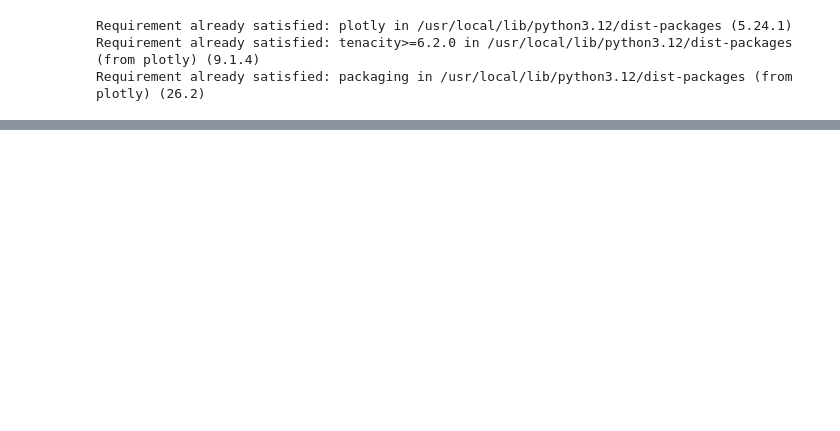
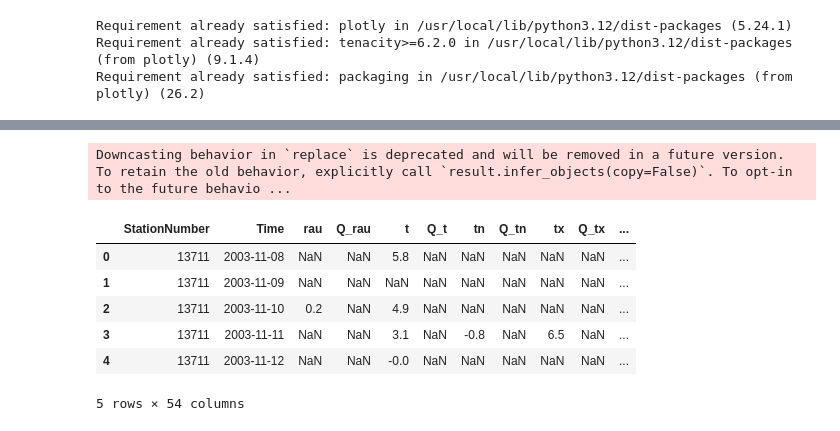
Before and after one commit to hartaimonikavalentina-design/projektmunka-script-nyelvek, a Jupyter notebook: Futtatandó meterológia projektmunka_Hartai Mónika V._PPKE Script nyelvek.ipynb, the cells around one changed output, grey strips where cells are left out. Drawn from its saved outputs; the diff is of its cells as text; code cells hidden in the pictures; blank space fills up the shorter version.

```diff
--- a/Futtatandó meterológia projektmunka_Hartai Mónika V._PPKE Script nyelvek.ipynb
+++ b/Futtatandó meterológia projektmunka_Hartai Mónika V._PPKE Script nyelvek.ipynb
@@ -86 +15,40 @@ df.head()
+# %%
+import pandas as pd
+import numpy as np
+
+df = pd.read_csv(
+    "/content/adatok_meteorologia.csv",
+    sep=";",
+    skiprows=4,
+    header=0,
+    encoding="latin2",
+    dtype=str,
+    on_bad_lines="skip",
+    engine="python",
+    skipinitialspace=True
+)
+
+df.columns = df.columns.str.strip()
+
+df = df.replace(["-999", "-999.0", -999, -999.0], np.nan)
+
+df["Time"] = df["Time"].str.strip()
+df["Time"] = df["Time"].str.replace(r"[^0-9]", "", regex=True)
+df["Time"] = df["Time"].str.slice(0, 8)
+df["Time"] = pd.to_datetime(df["Time"], format="%Y%m%d", errors="coerce")
+
+df["t"] = pd.to_numeric(df["t"], errors="coerce")
+
+df["Év"] = df["Time"].dt.year
+
+df.head()
+# %% [output]
+Downcasting behavior in `replace` is deprecated and will be removed in a future version. To retain the old behavior, explicitly call `result.infer_objects(copy=False)`. To opt-in to the future behavio ...
+|  | StationNumber | Time | rau | Q_rau | t | Q_t | tn | Q_tn | tx | Q_tx | ... |
+| 0 | 13711 | 2003-11-08 | NaN | NaN | 5.8 | NaN | NaN | NaN | NaN | NaN | ... |
+| 1 | 13711 | 2003-11-09 | NaN | NaN | NaN | NaN | NaN | NaN | NaN | NaN | ... |
+| 2 | 13711 | 2003-11-10 | 0.2 | NaN | 4.9 | NaN | NaN | NaN | NaN | NaN | ... |
+| 3 | 13711 | 2003-11-11 | NaN | NaN | 3.1 | NaN | -0.8 | NaN | 6.5 | NaN | ... |
+| 4 | 13711 | 2003-11-12 | NaN | NaN | -0.0 | NaN | NaN | NaN | NaN | NaN | ... |
+5 rows × 54 columns
 # %%
```
Also changed, not shown: parts of 24 cells of this notebook.
